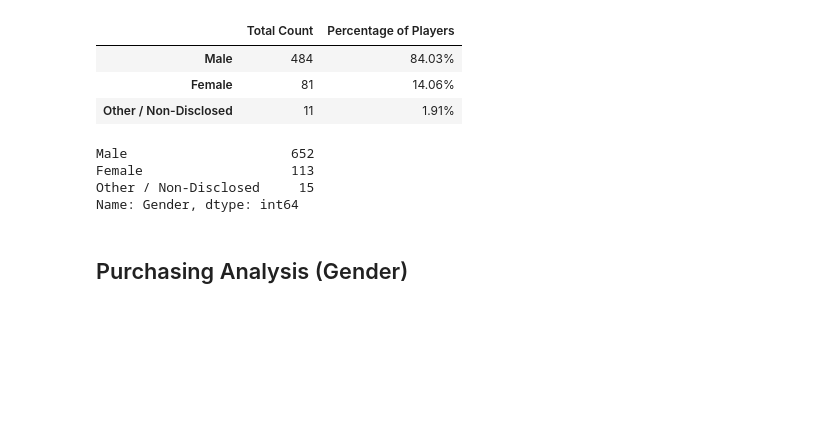
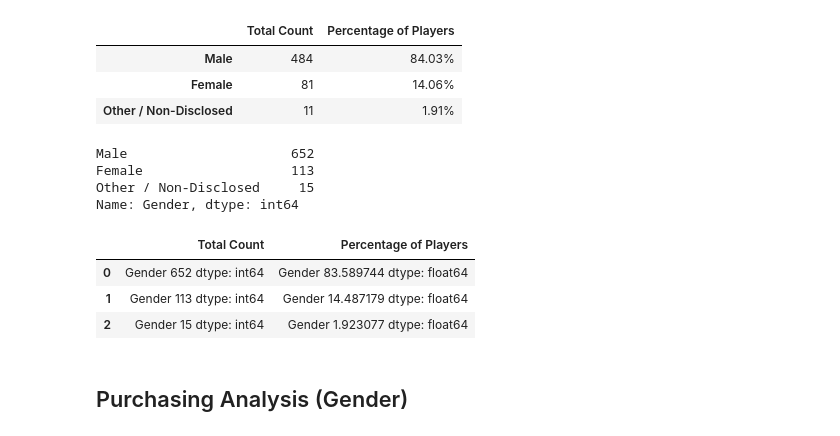
Before and after one commit to jogirob/pandas-challenge, a Jupyter notebook: HeroesofPymoli/HeroesOfPymoli_starter.ipynb, the cells around one changed output. Saved outputs shown, nothing was run; the diff lists cells and outputs as text; code cells hidden in the pictures; blank space fills up the shorter version.

```diff
--- a/HeroesofPymoli/HeroesOfPymoli_starter.ipynb
+++ b/HeroesofPymoli/HeroesOfPymoli_starter.ipynb
@@ -98,13 +105,47 @@ purchase_analysis
 | Male | 484 | 84.03% |
 | Female | 81 | 14.06% |
 | Other / Non-Disclosed | 11 | 1.91% |
-# %%
-purchase_data['Gender'].value_counts()
-# %% [output]
-Male                     652
-Female                   113
-Other / Non-Disclosed     15
-Name: Gender, dtype: int64
+# %%
+# Gather counts
+gender_count = purchase_data['Gender'].value_counts()
+gender_count
+
+# Male 652 83.59%
+# Female 113 14.49%
+# Other 15 1.92%
+# Total 780
+# %% [output]
+Male                     652
+Female                   113
+Other / Non-Disclosed     15
+Name: Gender, dtype: int64
+# %%
+#Gender only table
+gender_only = purchase_data.loc[:, ["Gender"]]
+
+# Pull counts
+male = gender_only.loc[gender_only["Gender"] == "Male",:].count()
+female = gender_only.loc[gender_only["Gender"] == "Female",:].count()
+other = gender_only.loc[gender_only["Gender"] == "Other / Non-Disclosed",:].count()
+total = male + female + other
+
+#Calculate pct
+male_pct = (male * 100)/total
+female_pct = (female * 100)/total
+other_pct = (other * 100)/total
+
+#Display data
+gender_demo = pd.DataFrame(
+    {"Total Count":[male,female,other],
+     "Percentage of Players":[male_pct,female_pct,other_pct]
+     }
+)
+gender_demo
+# %% [output]
+|  | Total Count | Percentage of Players |
+| 0 | Gender 652 dtype: int64 | Gender 83.589744 dtype: float64 |
+| 1 | Gender 113 dtype: int64 | Gender 14.487179 dtype: float64 |
+| 2 | Gender 15 dtype: int64 | Gender 1.923077 dtype: float64 |
 # %% [markdown]
 
 ## Purchasing Analysis (Gender)
```
Also changed, not shown: parts of 4 cells of this notebook.
